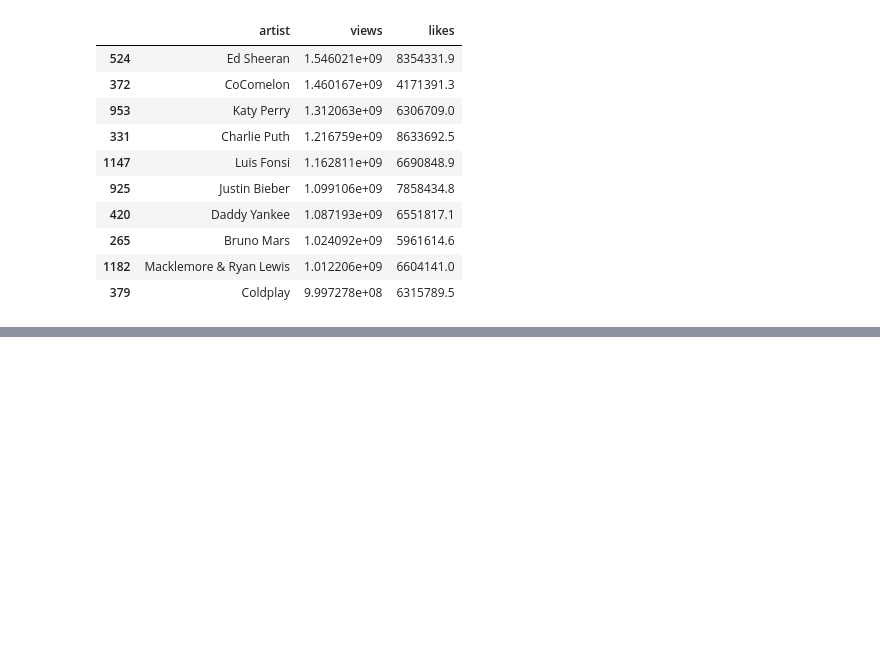
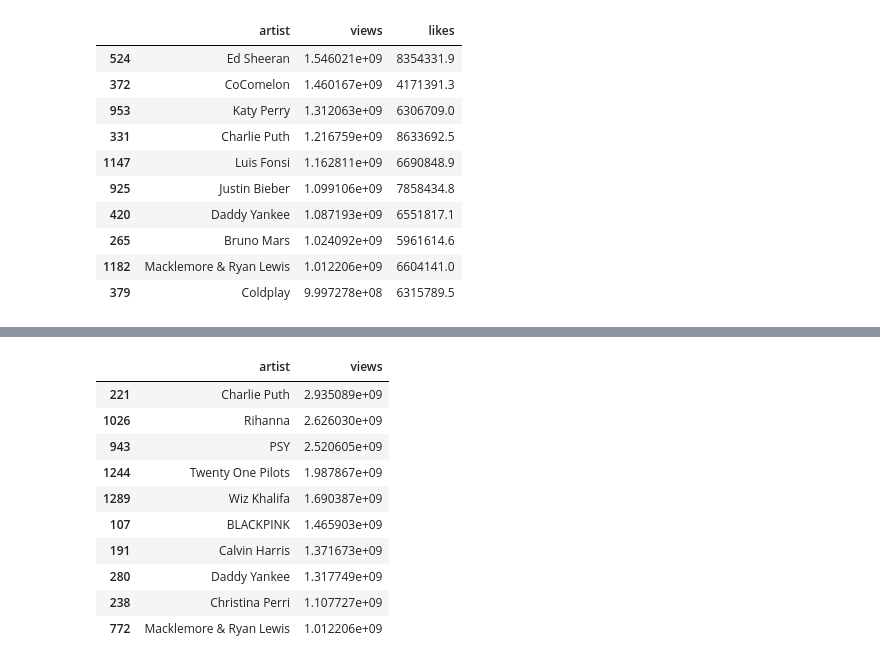
Before and after one commit to AndreaGonzalezG/Evaluacion_intermedia_mod3, a Jupyter notebook: Evaluacion_intermedia_mod3.ipynb, the cells around one changed output, grey strips where cells are left out. Cells and saved outputs as stored; diff of their text form; code cells hidden in the pictures; blank space fills up the shorter version.

```diff
--- a/Evaluacion_intermedia_mod3.ipynb
+++ b/Evaluacion_intermedia_mod3.ipynb
@@ -453,0 +486,16 @@ relacion_single_like.head(10)
+# %%
+relacion_single_views= df_single.groupby("artist")["views"].mean().reset_index().sort_values(by=["views"] ,ascending=False)
+
+relacion_single_views.head(10)
+# %% [output]
+|  | artist | views |
+| 221 | Charlie Puth | 2.935089e+09 |
+| 1026 | Rihanna | 2.626030e+09 |
+| 943 | PSY | 2.520605e+09 |
+| 1244 | Twenty One Pilots | 1.987867e+09 |
+| 1289 | Wiz Khalifa | 1.690387e+09 |
+| 107 | BLACKPINK | 1.465903e+09 |
+| 191 | Calvin Harris | 1.371673e+09 |
+| 280 | Daddy Yankee | 1.317749e+09 |
+| 238 | Christina Perri | 1.107727e+09 |
+| 772 | Macklemore & Ryan Lewis | 1.012206e+09 |
```
Also changed, not shown: parts of 5 cells of this notebook.
